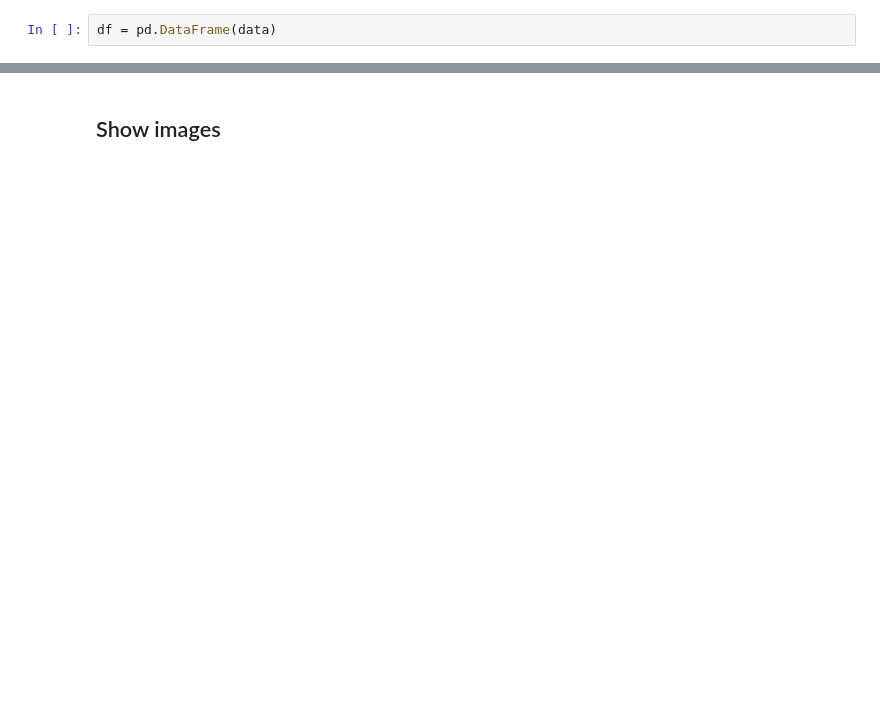
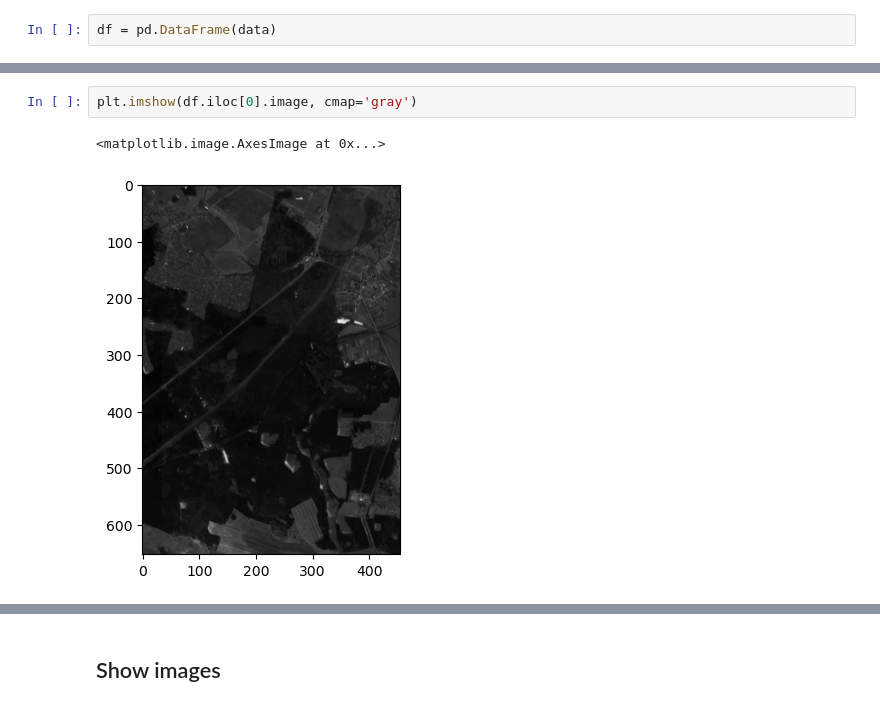
Before and after one commit to vyacheslav-fedoseev/DeadWoodPrediction, a Jupyter notebook: Notebook.ipynb, the cells around one changed output, grey strips where cells are left out. Drawn from its saved outputs; the diff is of its cells as text; blank space fills up the shorter version.

```diff
--- a/Notebook.ipynb
+++ b/Notebook.ipynb
@@ -51,0 +68,5 @@ df
+# %%
+plt.imshow(df.iloc[0].image, cmap='gray')
+# %% [output]
+<matplotlib.image.AxesImage at 0x...>
+[figure, added]
```
Also changed, not shown: parts of 22 cells of this notebook.
